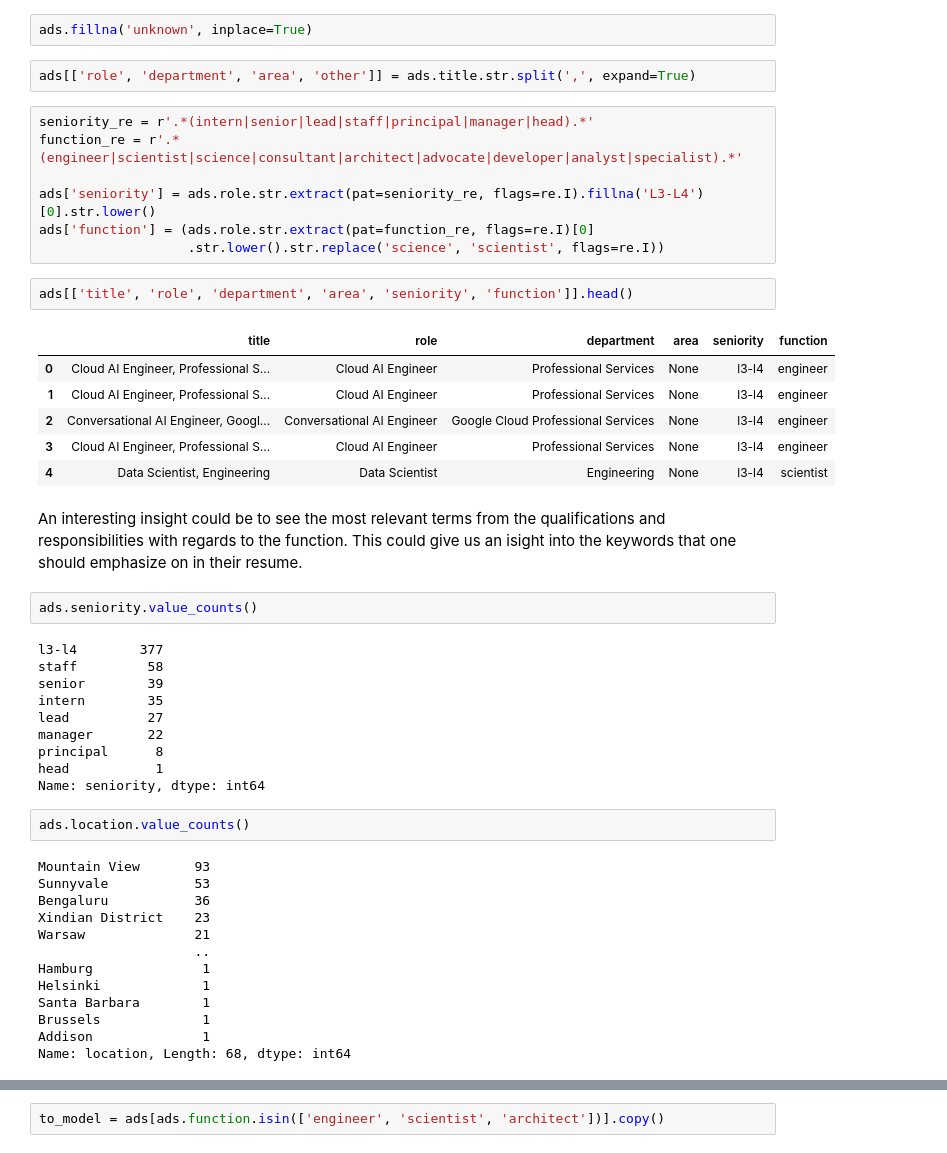
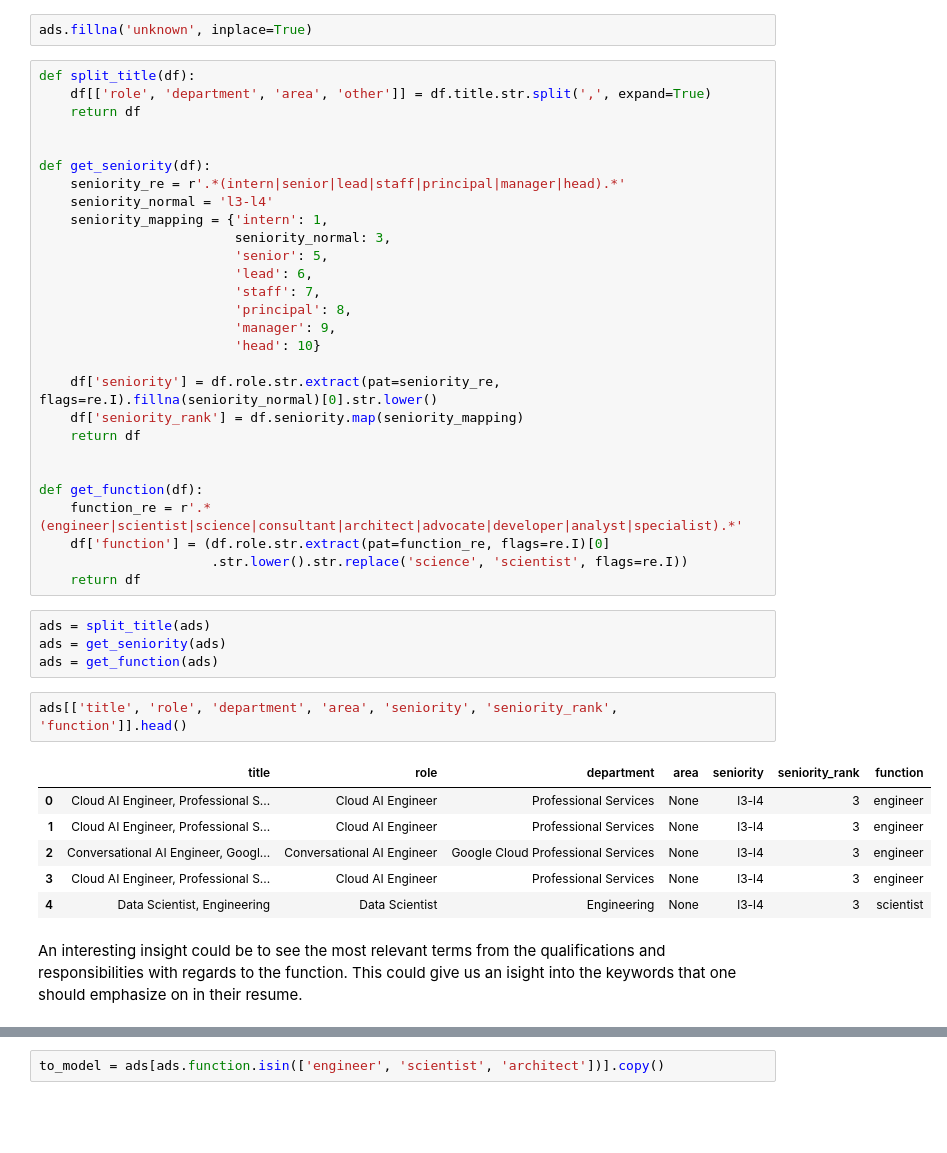
Before and after one commit to rossrco/analyses, a Jupyter notebook: ggl_job_ads/notebooks/job_ads_analysis.ipynb, the cells around one changed output, grey strips where cells are left out. Drawn from its saved outputs; the diff is of its cells as text; blank space fills up the shorter version.

Commit message:
separate the data transformations in functions

```diff
--- a/ggl_job_ads/notebooks/job_ads_analysis.ipynb
+++ b/ggl_job_ads/notebooks/job_ads_analysis.ipynb
@@ -62,50 +62,46 @@ memory usage: 31.1+ KB
 First, let us try using simple string operations to derive the additional information from the job title. Such information could be: seniority, function, etc.
 # %%
 ads.fillna('unknown', inplace=True)
-# %%
-ads[['role', 'department', 'area', 'other']] = ads.title.str.split(',', expand=True)
 # %%
-seniority_re = r'.*(intern|senior|lead|staff|principal|manager|head).*'
-function_re = r'.*(engineer|scientist|science|consultant|architect|advocate|developer|analyst|specialist).*'
+def split_title(df):
+    df[['role', 'department', 'area', 'other']] = df.title.str.split(',', expand=True)
+    return df
 
-ads['seniority'] = ads.role.str.extract(pat=seniority_re, flags=re.I).fillna('L3-L4')[0].str.lower()
-ads['function'] = (ads.role.str.extract(pat=function_re, flags=re.I)[0]
-                   .str.lower().str.replace('science', 'scientist', flags=re.I))
+
+def get_seniority(df):
+    seniority_re = r'.*(intern|senior|lead|staff|principal|manager|head).*'
+    seniority_normal = 'l3-l4'
+    seniority_mapping = {'intern': 1,
+                         seniority_normal: 3,
+                         'senior': 5,
+                         'lead': 6,
+                         'staff': 7,
+                         'principal': 8,
+                         'manager': 9,
+                         'head': 10}
+
+    df['seniority'] = df.role.str.extract(pat=seniority_re, flags=re.I).fillna(seniority_normal)[0].str.lower()
+    df['seniority_rank'] = df.seniority.map(seniority_mapping)
+    return df
+
+
+def get_function(df):
+    function_re = r'.*(engineer|scientist|science|consultant|architect|advocate|developer|analyst|specialist).*'
+    df['function'] = (df.role.str.extract(pat=function_re, flags=re.I)[0]
+                      .str.lower().str.replace('science', 'scientist', flags=re.I))
+    return df
+# %%
+ads = split_title(ads)
+ads = get_seniority(ads)
+ads = get_function(ads)
 # %%
-ads[['title', 'role', 'department', 'area', 'seniority', 'function']].head()
+ads[['title', 'role', 'department', 'area', 'seniority', 'seniority_rank', 'function']].head()
 # %% [output]
-|  | title | role | department | area | seniority | function |
-| 0 | Cloud AI Engineer, Professional S... | Cloud AI Engineer | Professional Services | None | l3-l4 | engineer |
-| 1 | Cloud AI Engineer, Professional S... | Cloud AI Engineer | Professional Services | None | l3-l4 | engineer |
-| 2 | Conversational AI Engineer, Googl... | Conversational AI Engineer | Google Cloud Professional Services | None | l3-l4 | engineer |
-| 3 | Cloud AI Engineer, Professional S... | Cloud AI Engineer | Professional Services | None | l3-l4 | engineer |
-| 4 | Data Scientist, Engineering | Data Scientist | Engineering | None | l3-l4 | scientist |
+|  | title | role | department | area | seniority | seniority_rank | function |
+| 0 | Cloud AI Engineer, Professional S... | Cloud AI Engineer | Professional Services | None | l3-l4 | 3 | engineer |
+| 1 | Cloud AI Engineer, Professional S... | Cloud AI Engineer | Professional Services | None | l3-l4 | 3 | engineer |
+| 2 | Conversational AI Engineer, Googl... | Conversational AI Engineer | Google Cloud Professional Services | None | l3-l4 | 3 | engineer |
+| 3 | Cloud AI Engineer, Professional S... | Cloud AI Engineer | Professional Services | None | l3-l4 | 3 | engineer |
+| 4 | Data Scientist, Engineering | Data Scientist | Engineering | None | l3-l4 | 3 | scientist |
 # %% [markdown]
 An interesting insight could be to see the most relevant terms from the qualifications and responsibilities with regards to the function. This could give us an isight into the keywords that one should emphasize on in their resume.
-# %%
-ads.seniority.value_counts()
-# %% [output]
-l3-l4        377
-staff         58
-senior        39
-intern        35
-lead          27
-manager       22
-principal      8
-head           1
-Name: seniority, dtype: int64
-# %%
-ads.location.value_counts()
-# %% [output]
-Mountain View       93
-Sunnyvale           53
-Bengaluru           36
-Xindian District    23
-Warsaw              21
-                    ..
-Hamburg              1
-Helsinki             1
-Santa Barbara        1
-Brussels             1
-Addison              1
-Name: location, Length: 68, dtype: int64
```
Also changed, not shown: parts of 3 cells of this notebook.
